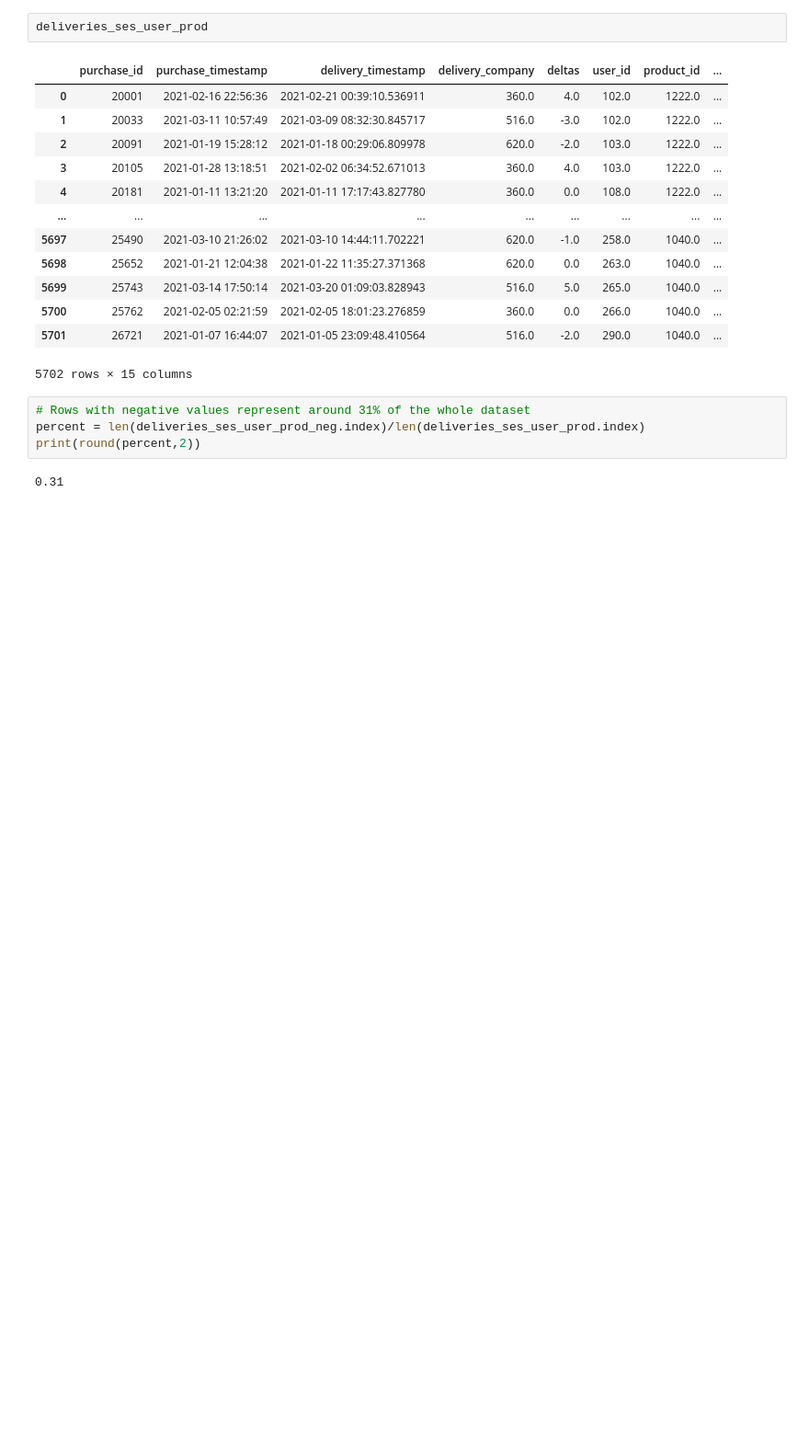
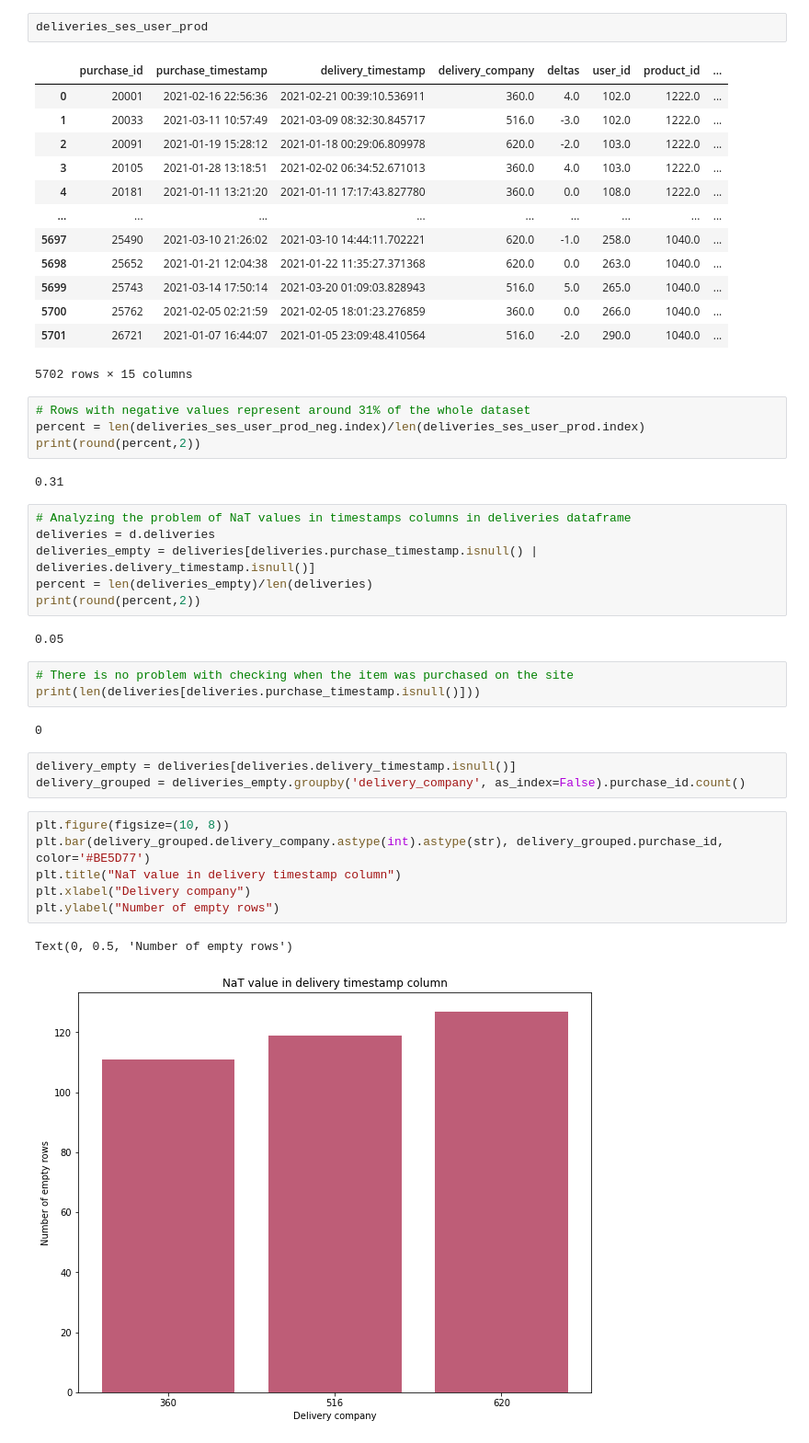
Before and after one commit to Magdahime/IUM_project, a Jupyter notebook: DataVisualization.ipynb, the cells around one changed output. Shown: that part at 92% size. Saved outputs shown, nothing was run; the diff lists cells and outputs as text; blank space fills up the shorter version.

Commit message:
Some investigation on NaT values

```diff
--- a/DataVisualization.ipynb
+++ b/DataVisualization.ipynb
@@ -273,3 +273,28 @@ percent = len(deliveries_ses_user_prod_neg.index)/len(deliveries_ses_user_prod.i
 print(round(percent,2))
 # %% [output]
 0.31
+# %%
+# Analyzing the problem of NaT values in timestamps columns in deliveries dataframe
+deliveries = d.deliveries
+deliveries_empty = deliveries[deliveries.purchase_timestamp.isnull() | deliveries.delivery_timestamp.isnull()]
+percent = len(deliveries_empty)/len(deliveries)
+print(round(percent,2))
+# %% [output]
+0.05
+# %%
+# There is no problem with checking when the item was purchased on the site
+print(len(deliveries[deliveries.purchase_timestamp.isnull()]))
+# %% [output]
+0
+# %%
+delivery_empty = deliveries[deliveries.delivery_timestamp.isnull()]
+delivery_grouped = deliveries_empty.groupby('delivery_company', as_index=False).purchase_id.count()
+# %%
+plt.figure(figsize=(10, 8))
+plt.bar(delivery_grouped.delivery_company.astype(int).astype(str), delivery_grouped.purchase_id, color='#BE5D77')
+plt.title("NaT value in delivery timestamp column")
+plt.xlabel("Delivery company")
+plt.ylabel("Number of empty rows")
+# %% [output]
+Text(0, 0.5, 'Number of empty rows')
+[figure, added]
```
